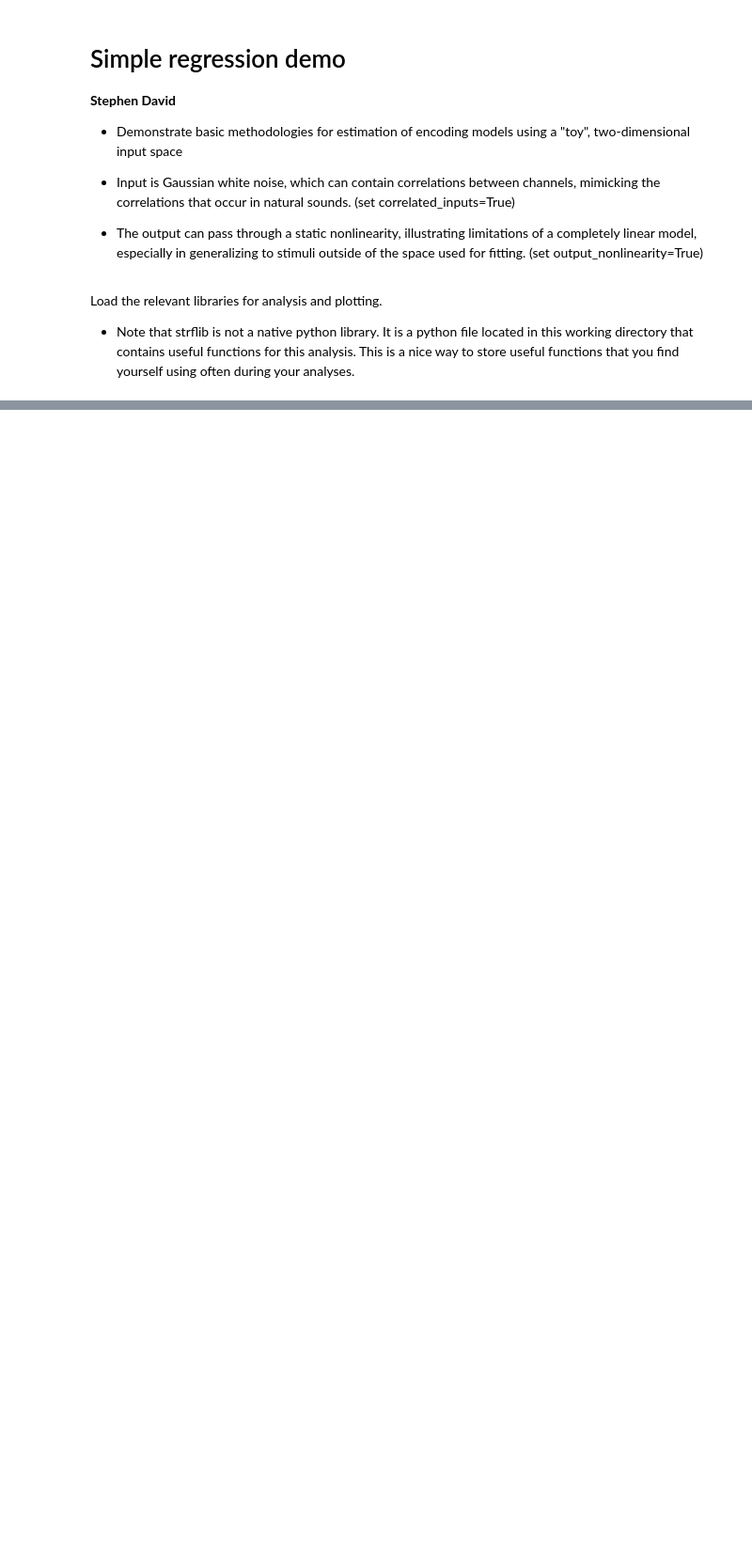
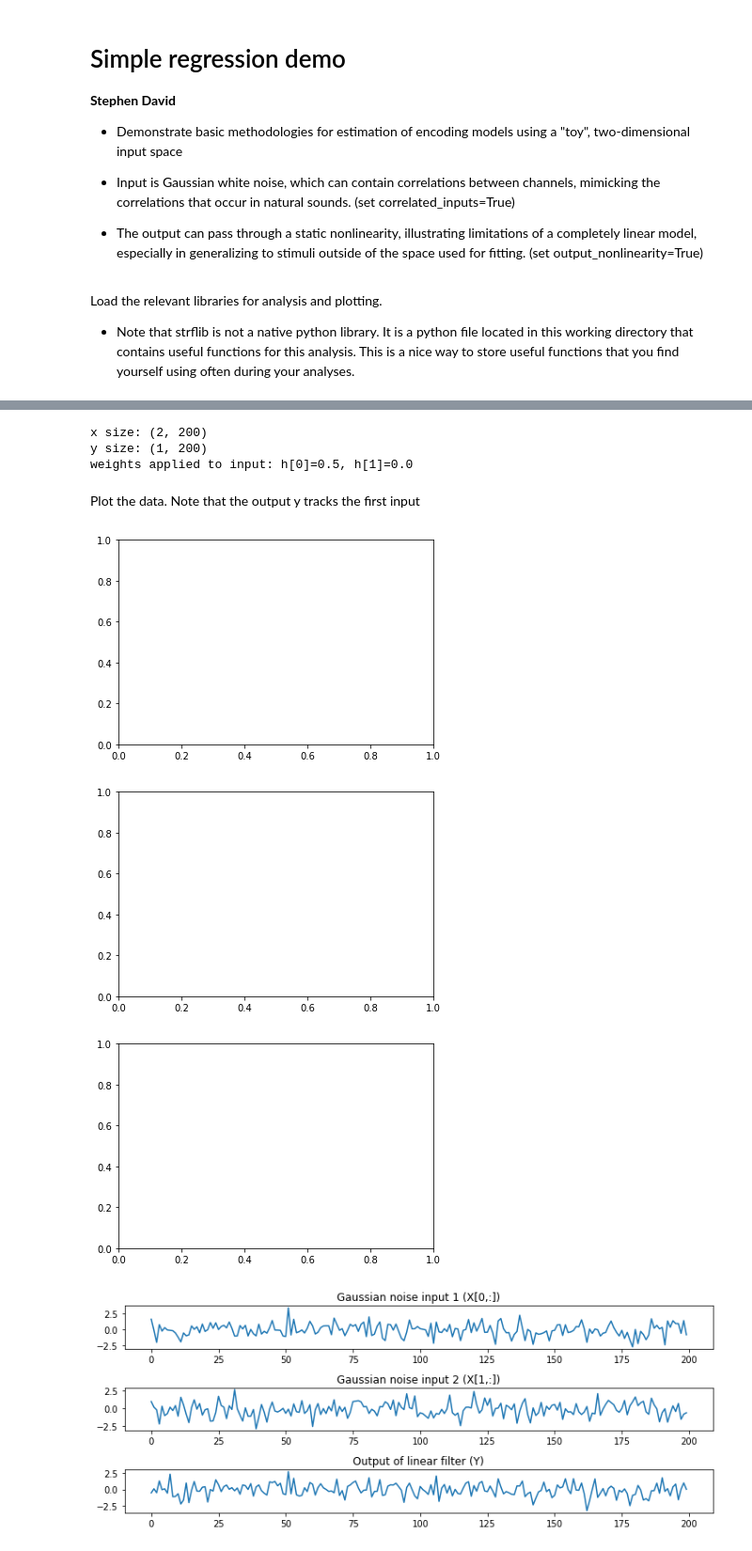
Before and after one commit to dasaderi/python_neurobootcamp, a Jupyter notebook: strf_demo/02_cartoon_rev_cor.ipynb, the cells around one changed output, grey strips where cells are left out. Shown at 94% size. Saved outputs shown, nothing was run; the diff lists cells and outputs as text; code cells hidden in the pictures; blank space fills up the shorter version.

```diff
--- a/strf_demo/02_cartoon_rev_cor.ipynb
+++ b/strf_demo/02_cartoon_rev_cor.ipynb
@@ -302,0 +87,33 @@ plt.show()
+# %%
+(x,y)=simulate_simple_data(correlated_inputs=False, output_nonlinearity=False, noise_amplitude=0.0,shifted_mean=False)
+print("x size: {0}".format(x.shape))
+print("y size: {0}".format(y.shape))
+
+print("weights applied to input: h[0]={0}, h[1]={1}".format(h1[0,0],h1[1,0]))
+# %% [output]
+x size: (2, 200)
+y size: (1, 200)
+weights applied to input: h[0]=0.5, h[1]=0.0
+# %% [markdown]
+Plot the data. Note that the output y tracks the first input
+# %%
+plt.figure(figsize=(10,4))
+plt.subplot(311)
+plt.plot(x_fit[0,:])
+plt.title('Gaussian noise input 1 (X[0,:])')
+
+plt.subplot(312)
+plt.plot(x_fit[1,:])
+plt.title('Gaussian noise input 2 (X[1,:])')
+
+plt.subplot(313)
+plt.plot(y_fit[0,:])
+plt.title('Output of linear filter (Y)')
+
+plt.tight_layout()
+plt.show()
+# %% [output]
+[figure, added]
+[figure, added]
+[figure, added]
+[figure, added]
```
Also changed, not shown: parts of 60 cells of this notebook, 1 other file.
